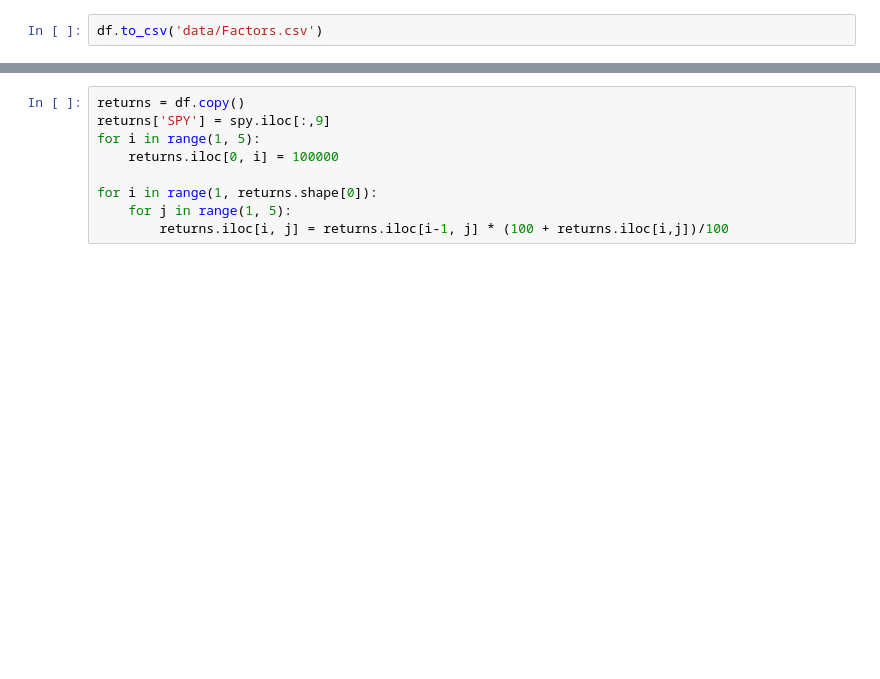
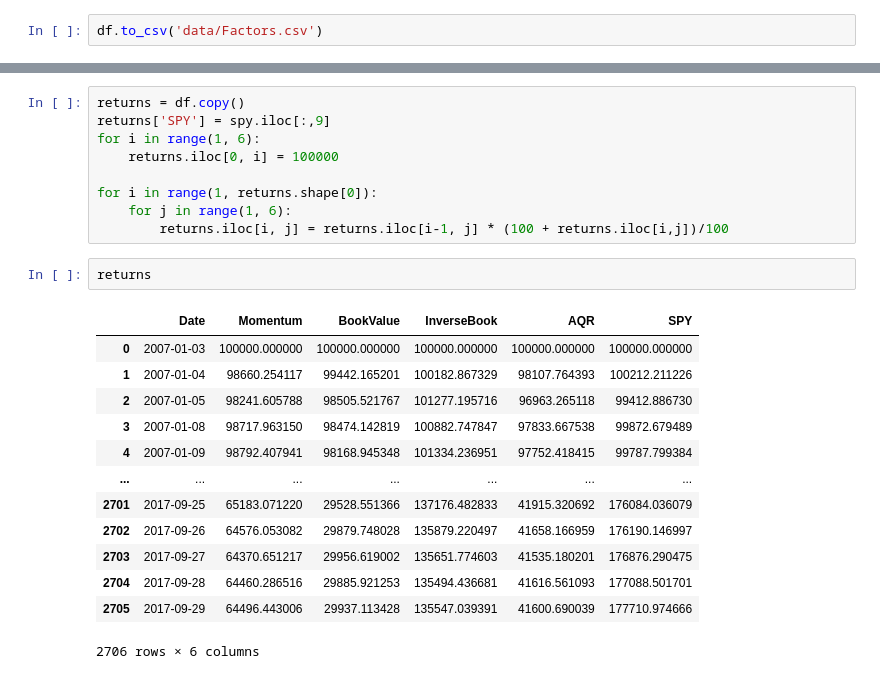
Before and after one commit to Marblez/HMM_Trading, a Jupyter notebook: models.ipynb, the cells around one changed output, grey strips where cells are left out. Drawn from its saved outputs; the diff is of its cells as text; blank space fills up the shorter version.

```diff
--- a/models.ipynb
+++ b/models.ipynb
@@ -53,12 +64,28 @@ plt.show()
 # %%
 returns = df.copy()
 returns['SPY'] = spy.iloc[:,9]
-for i in range(1, 5):
+for i in range(1, 6):
     returns.iloc[0, i] = 100000
 
 for i in range(1, returns.shape[0]):
-    for j in range(1, 5):
+    for j in range(1, 6):
         returns.iloc[i, j] = returns.iloc[i-1, j] * (100 + returns.iloc[i,j])/100
+# %%
+returns
+# %% [output]
+|  | Date | Momentum | BookValue | InverseBook | AQR | SPY |
+| 0 | 2007-01-03 | 100000.000000 | 100000.000000 | 100000.000000 | 100000.000000 | 100000.000000 |
+| 1 | 2007-01-04 | 98660.254117 | 99442.165201 | 100182.867329 | 98107.764393 | 100212.211226 |
+| 2 | 2007-01-05 | 98241.605788 | 98505.521767 | 101277.195716 | 96963.265118 | 99412.886730 |
+| 3 | 2007-01-08 | 98717.963150 | 98474.142819 | 100882.747847 | 97833.667538 | 99872.679489 |
+| 4 | 2007-01-09 | 98792.407941 | 98168.945348 | 101334.236951 | 97752.418415 | 99787.799384 |
+| ... | ... | ... | ... | ... | ... | ... |
+| 2701 | 2017-09-25 | 65183.071220 | 29528.551366 | 137176.482833 | 41915.320692 | 176084.036079 |
+| 2702 | 2017-09-26 | 64576.053082 | 29879.748028 | 135879.220497 | 41658.166959 | 176190.146997 |
+| 2703 | 2017-09-27 | 64370.651217 | 29956.619002 | 135651.774603 | 41535.180201 | 176876.290475 |
+| 2704 | 2017-09-28 | 64460.286516 | 29885.921253 | 135494.436681 | 41616.561093 | 177088.501701 |
+| 2705 | 2017-09-29 | 64496.443006 | 29937.113428 | 135547.039391 | 41600.690039 | 177710.974666 |
+2706 rows × 6 columns
 # %%
 sns.set_style("darkgrid")
 plot = plt.figure(figsize=(20,10))
```
Also changed, not shown: parts of 5 cells of this notebook, 19 other files.
